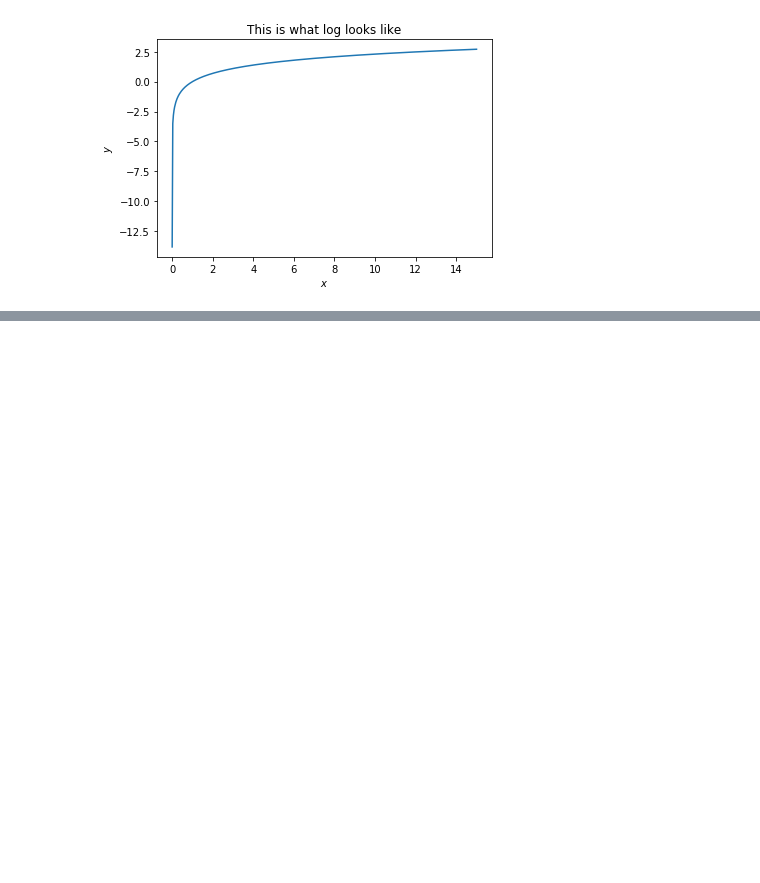
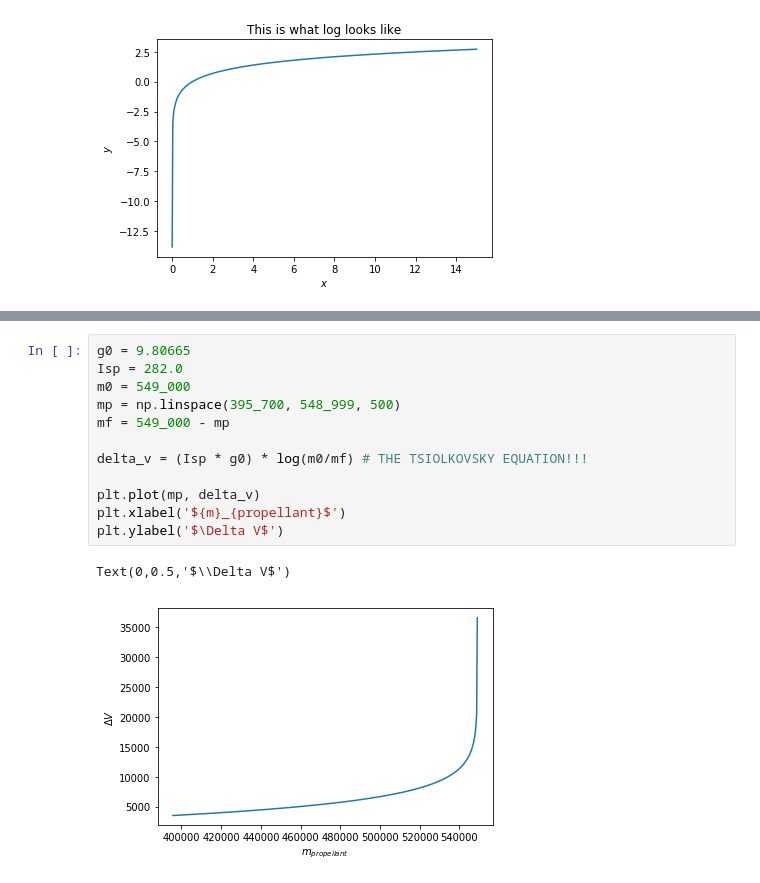
Before and after one commit to jonnyhyman/Programming-Classes, a Jupyter notebook: Spaceflight/Tsiolkovsky.ipynb, the cells around one changed output, grey strips where cells are left out. Cells and saved outputs as stored; diff of their text form; blank space fills up the shorter version.

```diff
--- a/Spaceflight/Tsiolkovsky.ipynb
+++ b/Spaceflight/Tsiolkovsky.ipynb
@@ -108,0 +134,15 @@ You gotchoself:  3527.9214188187443 m/s of delta v
+# %%
+g0 = 9.80665
+Isp = 282.0
+m0 = 549_000
+mp = np.linspace(395_700, 548_999, 500)
+mf = 549_000 - mp
+
+delta_v = (Isp * g0) * log(m0/mf) # THE TSIOLKOVSKY EQUATION!!!
+
+plt.plot(mp, delta_v)
+plt.xlabel('${m}_{propellant}$')
+plt.ylabel('$\Delta V$')
+# %% [output]
+Text(0,0.5,'$\\Delta V$')
+[figure, added]
```
Also changed, not shown: parts of 7 cells of this notebook, 8 other files.
